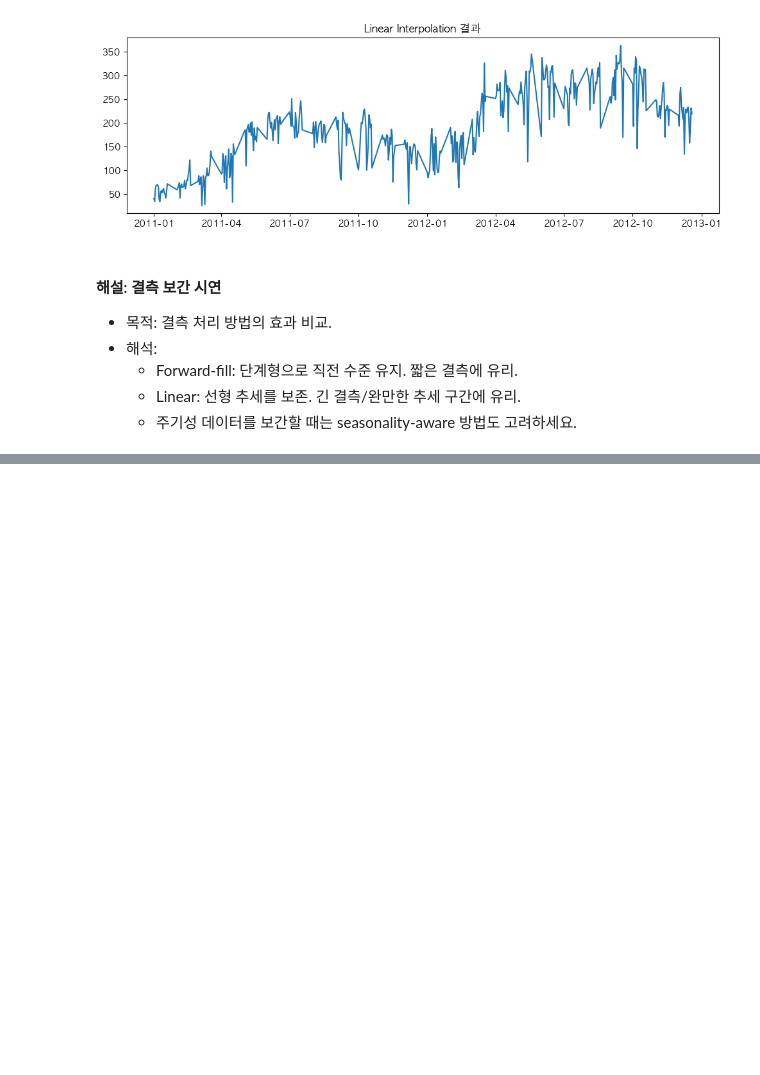
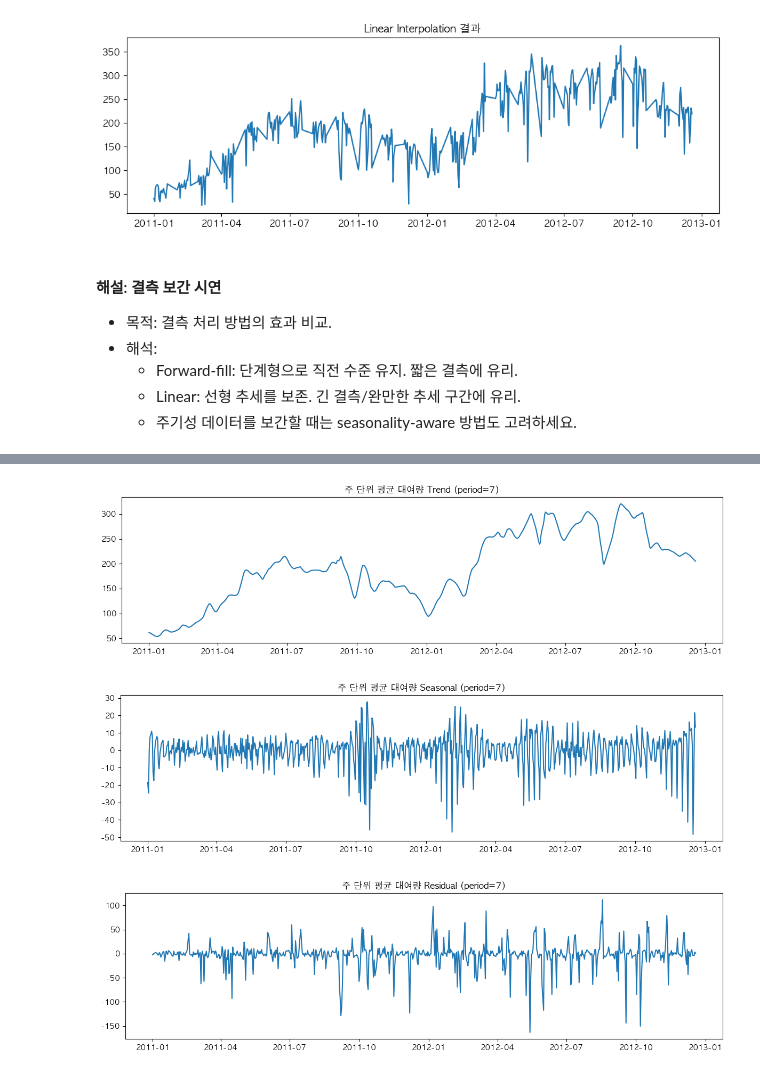
Before and after one commit to trouvlemaker/metacode-lecture, a Jupyter notebook: 2-3, 1. time_series_eda_bike_sharing_rich_lecture.ipynb, the cells around one changed output, grey strips where cells are left out. Cells and saved outputs as stored; diff of their text form; code cells hidden in the pictures; blank space fills up the shorter version.

```diff
--- a/2-3, 1. time_series_eda_bike_sharing_rich_lecture.ipynb
+++ b/2-3, 1. time_series_eda_bike_sharing_rich_lecture.ipynb
@@ -756,33 +679,0 @@ adf_test(daily.diff(7), 'Daily diff(7) – 주간 차분')
-# %%
-def stl_components(series: pd.Series, period: int, title_prefix: str):
-    # 1) 인덱스 정리
-    s = series.sort_index()
-    if not isinstance(s.index, pd.DatetimeIndex):
-        raise ValueError("series.index는 DatetimeIndex여야 합니다.")
-
-    # 2) 데일리로 맞추고 결측 보간(필요시 resample 로직으로 교체 가능)
-    s = s.asfreq('D')
-    if s.isna().any():
-        s = s.interpolate('time').ffill().bfill()
-
-    # 3) STL 적합
-    res = STL(s, period=period, robust=True).fit()
-
-    # 4) 결과를 항상 pandas Series로
-    comp = {
-        'Trend':    pd.Series(res.trend,    index=s.index, name='Trend'),
-        'Seasonal': pd.Series(res.seasonal, index=s.index, name='Seasonal'),
-        'Residual': pd.Series(res.resid,    index=s.index, name='Residual'),
-    }
-
-    # 5) 플롯
-    for k, v in comp.items():
-        plt.figure(figsize=(12, 3.5))
-        plt.plot(v.index, v.values)
-        plt.title(f'{title_prefix} {k} (period={period})')
-        plt.tight_layout()
-        plt.show()
-
-    # 6) 딕셔너리 대신 DataFrame으로도 반환 가능
-    # return pd.DataFrame(comp)
-    return comp
@@ -930,0 +758,6 @@ imputation_demo(daily)
+# %%
+stl_components(daily, period=7, title_prefix='주 단위 평균 대여량')
+# %% [output]
+[figure, added]
+[figure, added]
+[figure, added]
```
Also changed, not shown: parts of 26 cells of this notebook.
